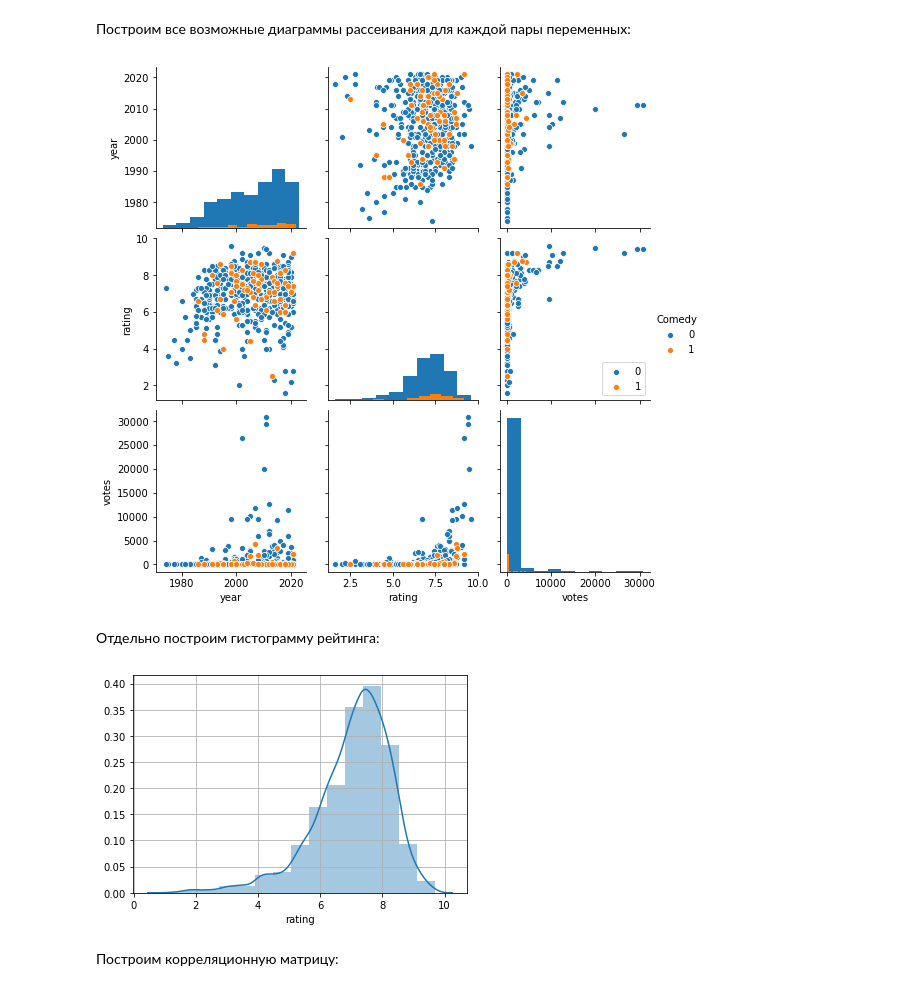
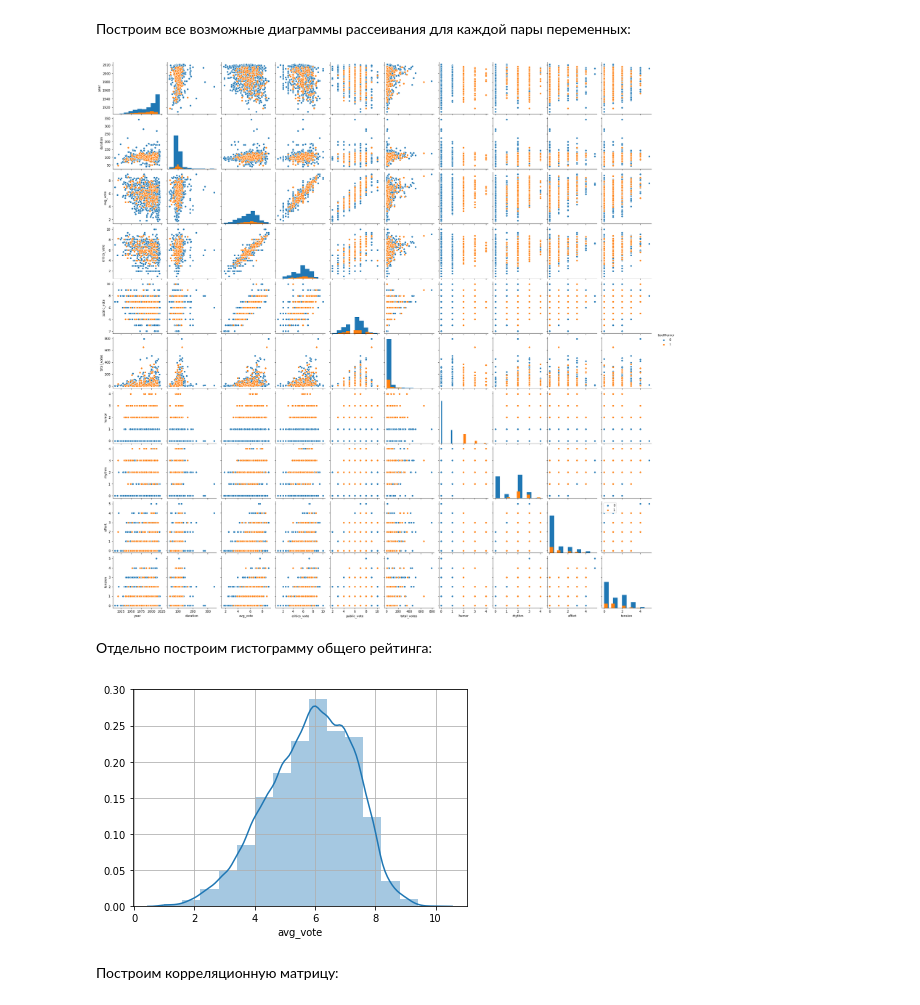
Before and after one commit to Sermjazhko/ML, a Jupyter notebook: ML_SEA.ipynb, the cells around one changed output. Saved outputs shown, nothing was run; the diff lists cells and outputs as text; code cells hidden in the pictures.

```diff
--- a/ML_SEA.ipynb
+++ b/ML_SEA.ipynb
@@ -41,5 +41,3 @@ data_raw.head()
-# %%
-data_raw["votes"] = data_raw["votes"].apply(lambda l: float(str(l).replace(",", "")))
 # %% [markdown]
 # 2. Визуализация данных.
 # %% [markdown]
@@ -71,13 +70,4 @@ data_raw.describe()
 # %% [markdown]
 Для удобства обработаем некоторые столбцы.
-# %%
-data_raw["boolRating"] = np.where(data_raw["rating"] >= 7.0, 1, 0)
-data_raw["Action"] = np.where(data_raw["Action"] == True, 1, 0)
-data_raw["Adventure"] = np.where(data_raw["Adventure"] == True, 1, 0)
-data_raw["Comedy"] = np.where(data_raw["Comedy"] == True, 1, 0)
-data_raw["Crime"] = np.where(data_raw["Crime"] == True, 1, 0)
-data_raw["Family"] = np.where(data_raw["Family"] == True, 1, 0)
-data_raw["Fantasy"] = np.where(data_raw["Fantasy"] == True, 1, 0)
-data_raw["Mystery"] = np.where(data_raw["Mystery"] == True, 1, 0)
-data_raw["Sci-Fi"] = np.where(data_raw["Sci-Fi"] == True, 1, 0)
-data_raw["Thriller"] = np.where(data_raw["Thriller"] == True, 1, 0)
+# %%
+data_raw["boolHumor"] = np.where(data_raw["humor"] >= 2.0, 1, 0)
@@ -115,3 +111,8 @@ data = data_raw.loc[:, ['name', 'year', 'certificate', 'rating', 'votes',
+# %%
+data = data_raw.loc[:, ['title', 'year', 'genre', 'duration', 'country',
+       'directors', 'actors', 'avg_vote', 'critics_vote', 'public_vote',
+       'total_votes', 'description', 'notes', 'humor', 'rhythm', 'effort',
+       'tension', 'boolHumor']].copy()
 # %%
 data.head()
 # %% [output]
@@ -124,19 +125,19 @@ data.head()
 # %% [markdown]
 Построим все возможные диаграммы рассеивания для каждой пары переменных:
 # %%
-sns.pairplot(data.iloc[random_subset], hue='Comedy', diag_kind='hist')
+sns.pairplot(data.iloc[random_subset], hue='boolHumor', diag_kind='hist')
 plt.legend()
 pass
 # %% [output]
-[figure, old version]
+[figure, new version]
 # %% [markdown]
-Отдельно построим гистограмму рейтинга:
+Отдельно построим гистограмму общего рейтинга:
 # %%
-sns.distplot(data_raw['rating'], bins=15)
+sns.distplot(data_raw['avg_vote'], bins=15)
 plt.grid()
 pass
 # %% [output]
-[figure, old version]
+[figure, new version]
 # %% [markdown]
 Построим корреляционную матрицу:
 # %%
```
Also changed, not shown: parts of 56 cells of this notebook, 2 other files.
